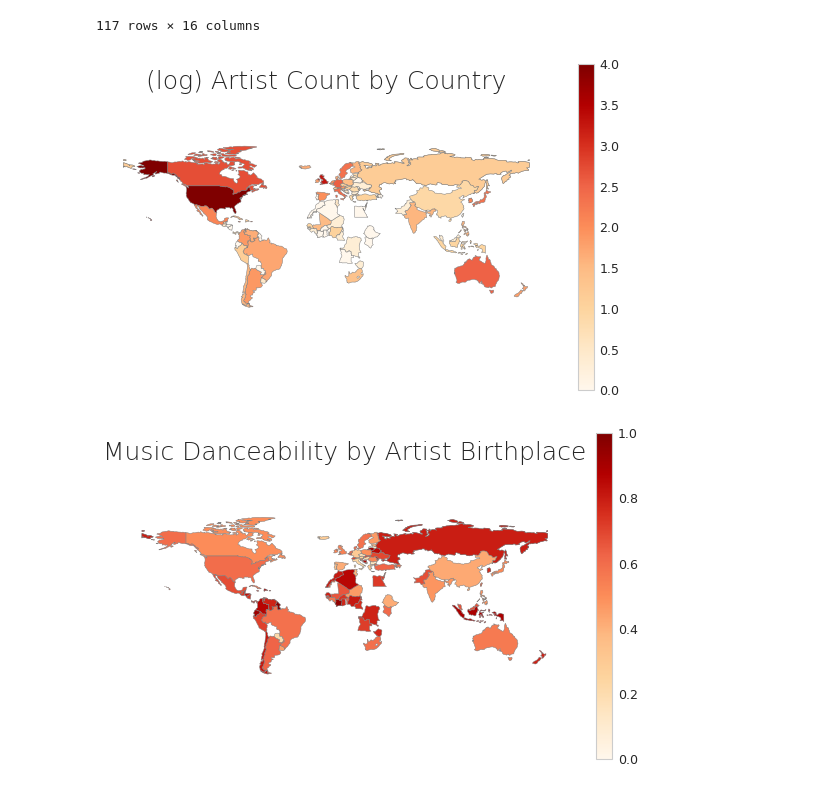
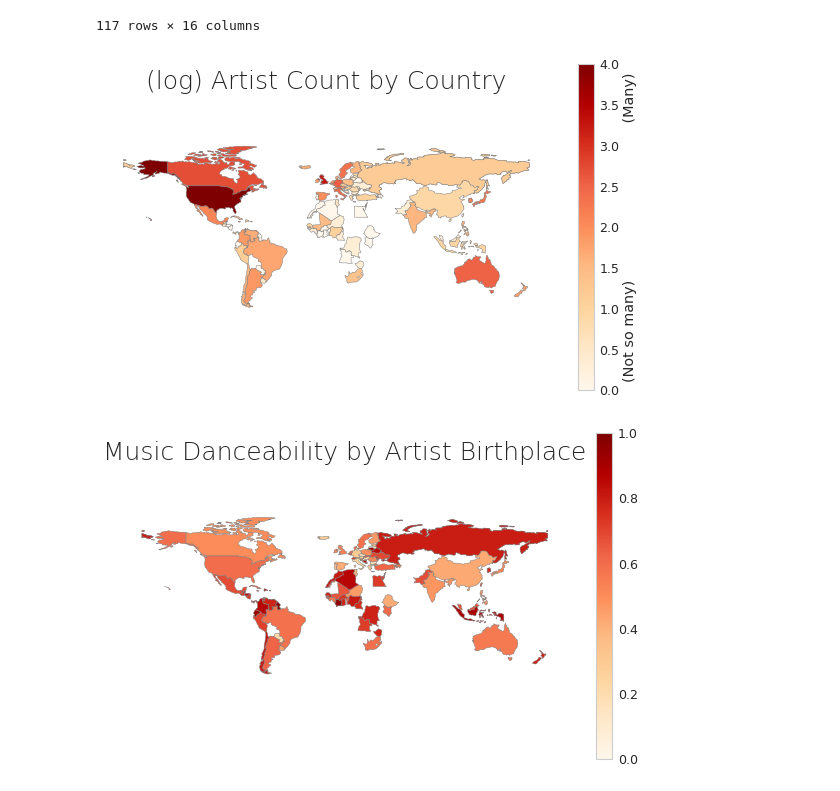
Before and after one commit to wkosmos/MusicalGeography, a Jupyter notebook: mapping.ipynb, the cells around one changed output. Cells and saved outputs as stored; diff of their text form; code cells hidden in the pictures.

Commit message:
stupid labels

```diff
--- a/mapping.ipynb
+++ b/mapping.ipynb
@@ -133,23 +133,23 @@ new_world_df.sort_values('artist_count', ascending=True)
 # %%
 vmin, vmax = 0, 4
 
 fig, ax = plt.subplots(1, figsize=(10, 6))
 
 new_world_df.plot(column='artist_count', cmap='OrRd', linewidth=0.5, ax=ax, edgecolor='0.5')
 
 ax.axis('off')
 
 ax.set_title('(log) Artist Count by Country', fontdict={'fontsize': '25', 'fontweight' : '3'}, pad=50)
 
 # ax.annotate('Source: Spotify API, 2019',xy=(0.1, .08),  xycoords='figure fraction', horizontalalignment='left', verticalalignment='top', fontsize=12, color='#555555')
 
 sm = plt.cm.ScalarMappable(cmap='OrRd', norm=plt.Normalize(vmin=vmin, vmax=vmax))
 # empty array for the data range
 sm._A = []
 # add the colorbar to the figure
-cbar = fig.colorbar(sm)
+cbar = fig.colorbar(sm, label='(Not so many)                                  (Many)')
 # %% [output]
-[figure, old version]
+[figure, new version]
 # %%
 fig.savefig('images/artist count by country.png')
 # %%
```
Also changed, not shown: 1 other file.
